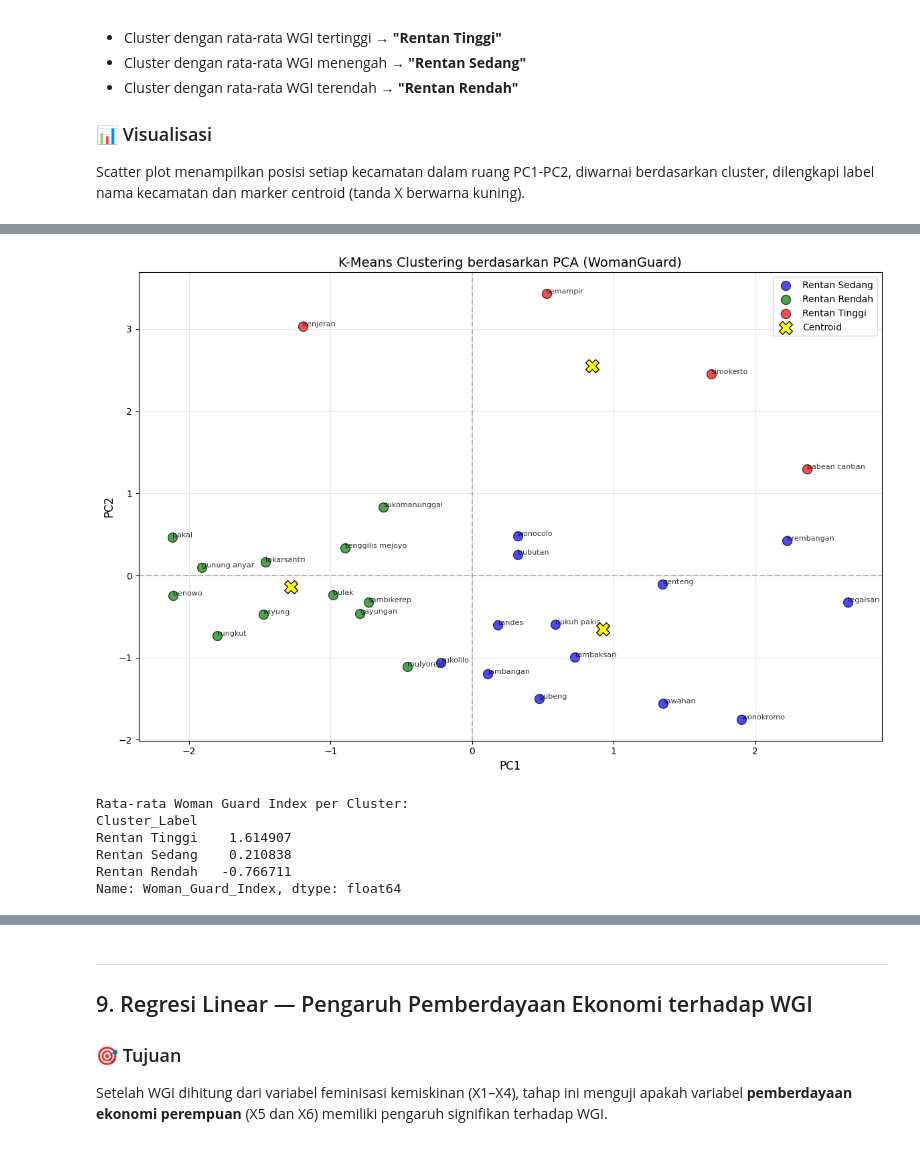
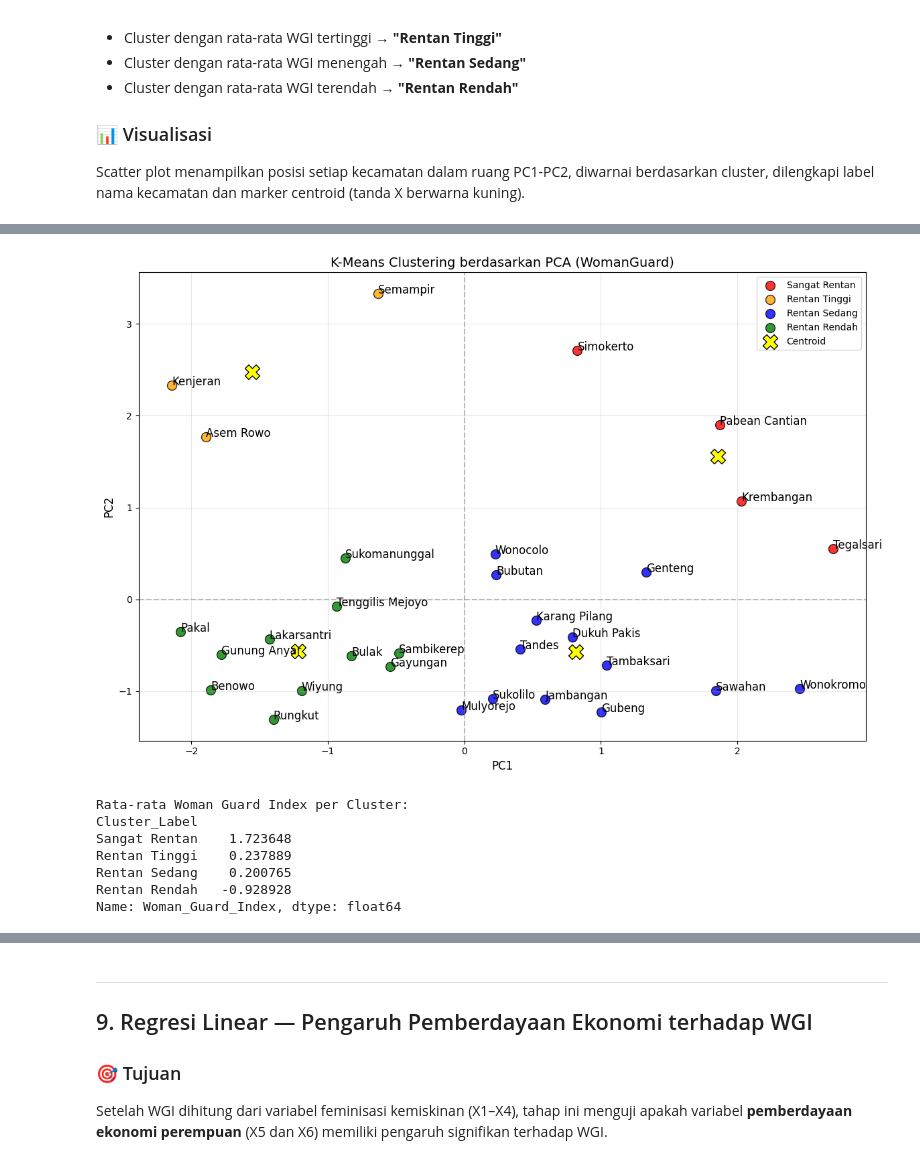
Before and after one commit to difta11/womanguard-index-surabaya, a Jupyter notebook: WomanGuard.ipynb, the cells around one changed output, grey strips where cells are left out. Cells and saved outputs as stored; diff of their text form; code cells hidden in the pictures.

Commit message:
Big update to include 2 kecamatan tambahan

```diff
--- a/WomanGuard.ipynb
+++ b/WomanGuard.ipynb
@@ -737,54 +751,73 @@ Scatter plot menampilkan posisi setiap kecamatan dalam ruang PC1-PC2, diwarnai b
 #Clustering
 
 # Ambil PC1 dan PC2
+pca_df = pd.read_csv("D:/KULIAH/Project/womanguard-index-surabaya/Data/pca_df.csv")
 X_cluster = pca_df[['PC1', 'PC2']]
 
 # KMeans
-kmeans = KMeans(n_clusters=3, random_state=42, n_init=10)
+kmeans = KMeans(n_clusters=4, random_state=42, n_init=10)
 pca_df['Cluster'] = kmeans.fit_predict(X_cluster)
 
-# Hitung rata-rata Woman Guard Index per cluster
-cluster_mean = pca_df.groupby('Cluster')['Woman_Guard_Index'].mean().sort_values(ascending=False)
+# LABEL BERDASARKAN WGI
+cluster_mean = (
+    pca_df.groupby('Cluster')['Woman_Guard_Index']
+    .mean()
+    .sort_values(ascending=False)
+)
 
-# Mapping
 cluster_mapping = {
-    cluster_mean.index[0]: "Rentan Tinggi",
-    cluster_mean.index[1]: "Rentan Sedang",
-    cluster_mean.index[2]: "Rentan Rendah"
+    cluster_mean.index[0]: "Sangat Rentan",
+    cluster_mean.index[1]: "Rentan Tinggi",
+    cluster_mean.index[2]: "Rentan Sedang",
+    cluster_mean.index[3]: "Rentan Rendah"
 }
 
-# Tambahkan label ke dataframe
 pca_df['Cluster_Label'] = pca_df['Cluster'].map(cluster_mapping)
 
-#Output
+# OUTPUT
 print("K-Means Clustering Results:")
 print(
     pca_df[['Kecamatan', 'PC1', 'PC2', 'Cluster', 'Cluster_Label', 'Woman_Guard_Index']]
     .sort_values('Woman_Guard_Index', ascending=False)
 )
 
-#Visual
+# VISUALISASI
 plt.figure(figsize=(12, 8))
 
-colors = ['blue', 'green', 'red']
+# Urutan label sesuai makna
+order_labels = ["Sangat Rentan", "Rentan Tinggi", "Rentan Sedang", "Rentan Rendah"]
 
-for cluster in range(3):
-    cluster_data = pca_df[pca_df['Cluster'] == cluster]
-    label_name = cluster_mapping[cluster]
+# Warna konsisten (merah → hijau)
+color_map = {
+    "Sangat Rentan": "red",
+    "Rentan Tinggi": "orange",
+    "Rentan Sedang": "blue",
+    "Rentan Rendah": "green"
+}
+
+# Plot berdasarkan label (INI KUNCI FIX LEGEND)
+for label in order_labels:
+    cluster_id = [k for k, v in cluster_mapping.items() if v == label][0]
+    cluster_data = pca_df[pca_df['Cluster'] == cluster_id]
 
     plt.scatter(
         cluster_data['PC1'],
         cluster_data['PC2'],
-        c=colors[cluster],
+        c=color_map[label],
         s=100,
-        alpha=0.7,
-        label=label_name,
+        alpha=0.8,
+        label=label,
         edgecolors='black'
     )
 
 # Label kecamatan
-for i, row in pca_df.iterrows():
-    plt.annotate(row['Kecamatan'], (row['PC1'], row['PC2']), fontsize=8, alpha=0.8)
+for _, row in pca_df.iterrows():
+    plt.annotate(
+        row['Kecamatan'].title(),
+        (row['PC1'], row['PC2']),
+        fontsize=12,
+        alpha=1
+    )
 
 # Centroid
 centroids = kmeans.cluster_centers_
@@ -792,7 +825,7 @@ plt.scatter(
     centroids[:, 0],
     centroids[:, 1],
     c='yellow',
-    s=200,
+    s=250,
     marker='X',
     edgecolors='black',
     label='Centroid'
@@ -809,13 +842,17 @@ plt.axvline(x=0, color='gray', linestyle='--', alpha=0.5)
 
 plt.tight_layout()
 
-# Save plot
+# Save
 plt.savefig("D:/KULIAH/Project/womanguard-index-surabaya/Plot/Clustering_Results.png", dpi=300)
-
 plt.show()
 
+# RATA-RATA WGI
 print("\nRata-rata Woman Guard Index per Cluster:")
-print(pca_df.groupby('Cluster_Label')['Woman_Guard_Index'].mean().sort_values(ascending=False))
+print(
+    pca_df.groupby('Cluster_Label')['Woman_Guard_Index']
+    .mean()
+    .sort_values(ascending=False)
+)
 # %% [output]
 K-Means Clustering Results:
            Kecamatan       PC1       PC2  Cluster  Cluster_Label  \
@@ -837,7 +874,8 @@ K-Means Clustering Results:
-[figure, old version]
+[figure, new version]
 Rata-rata Woman Guard Index per Cluster:
 Cluster_Label
-Rentan Tinggi    1.614907
-Rentan Sedang    0.210838
-Rentan Rendah   -0.766711
+Sangat Rentan    1.723648
+Rentan Tinggi    0.237889
+Rentan Sedang    0.200765
+Rentan Rendah   -0.928928
 Name: Woman_Guard_Index, dtype: float64
```
Also changed, not shown: parts of 20 cells of this notebook, 13 other files.
